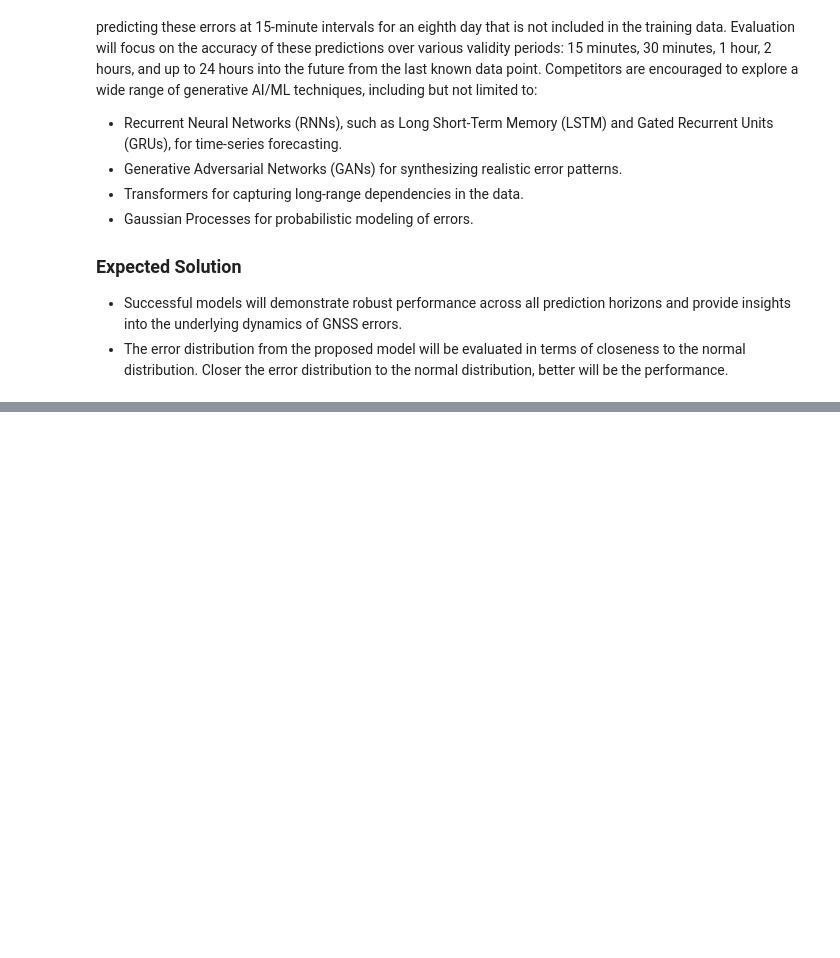
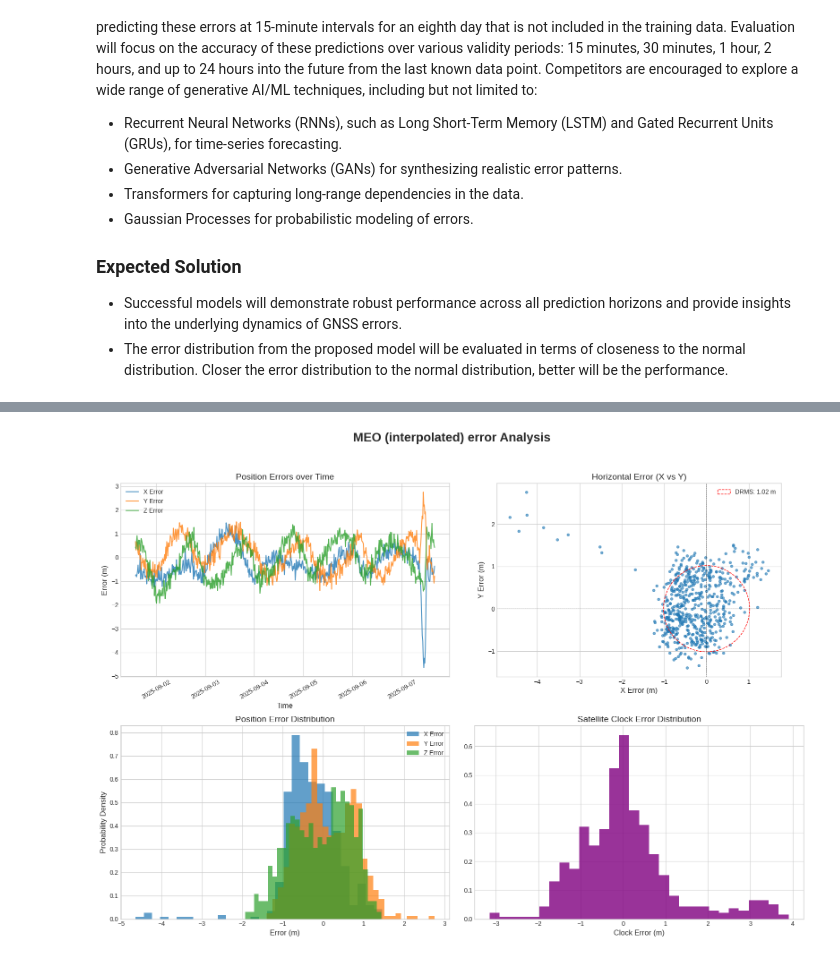
Before and after one commit to Velox0/sih, a Jupyter notebook: main.ipynb, the cells around one changed output, grey strips where cells are left out. Cells and saved outputs as stored; diff of their text form; code cells hidden in the pictures; blank space fills up the shorter version.

```diff
--- a/main.ipynb
+++ b/main.ipynb
@@ -186 +176,5 @@ plot_gnss_errors(geo_exp)
+# %%
+plot_gnss_errors(meo_exp, "MEO (interpolated) error Analysis")
+# %% [output]
+[figure, added]
 # %%
```
Also changed, not shown: parts of 6 cells of this notebook, 1 other file.
